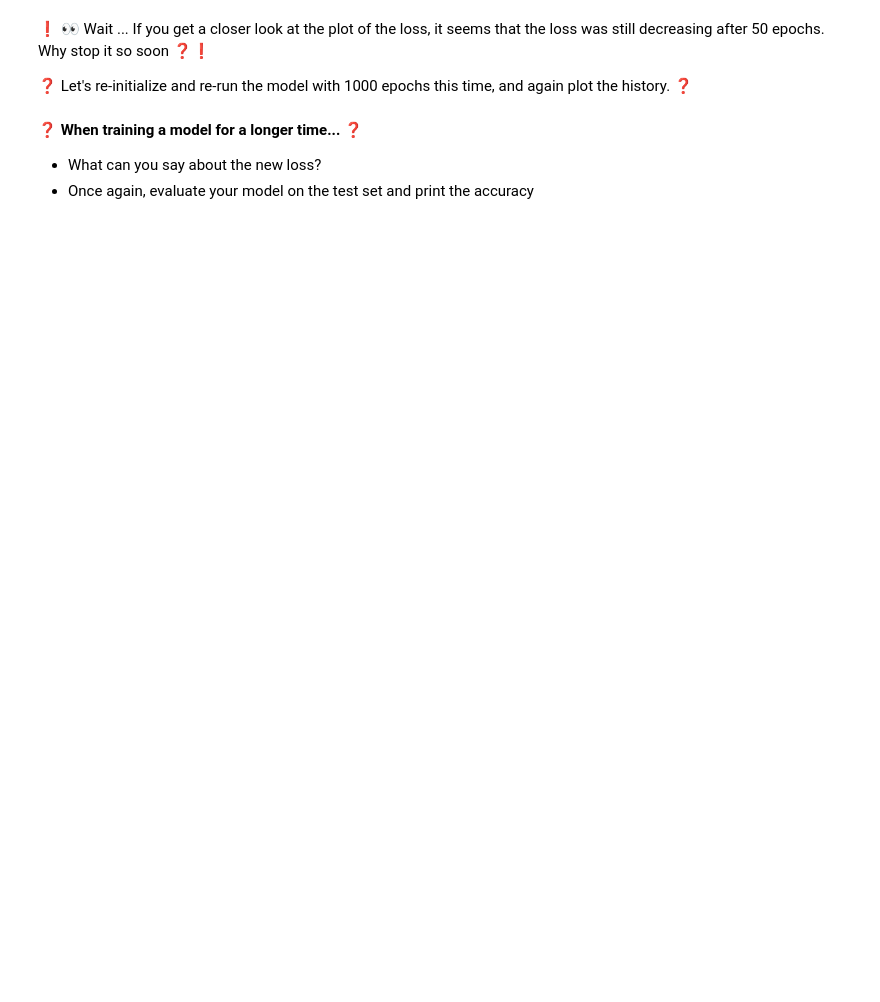
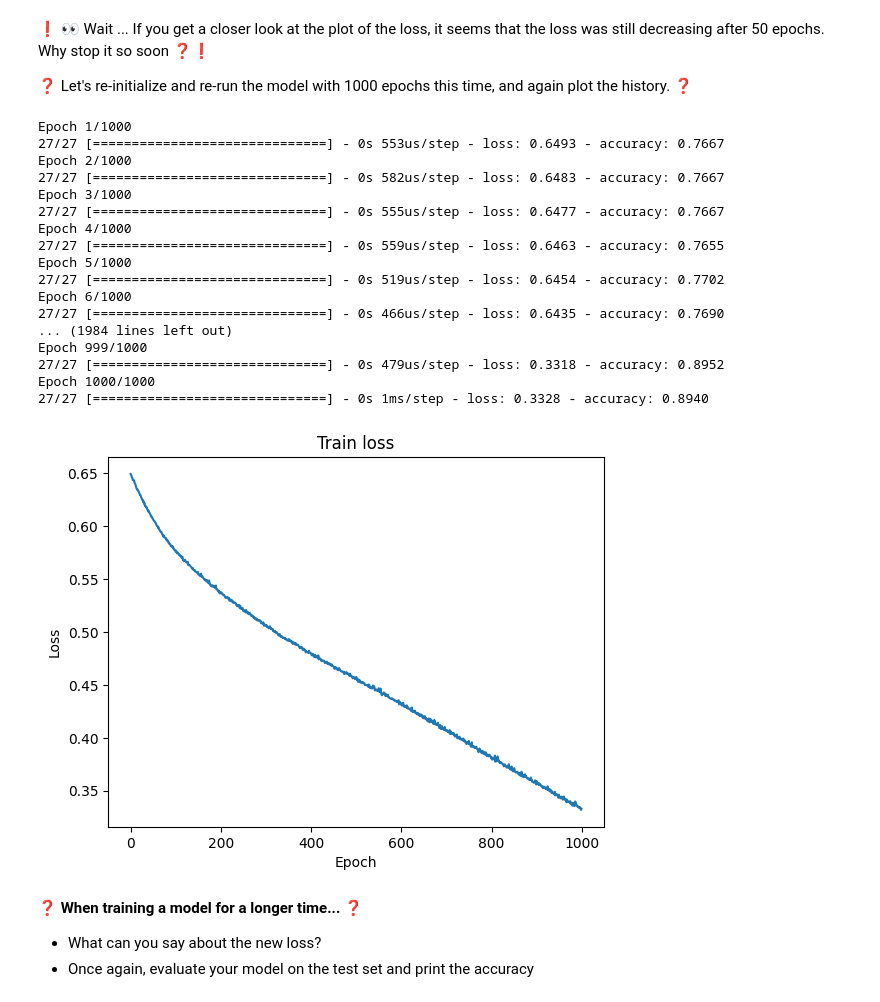
Before and after one commit to ninzyyy/lewagon, a Jupyter notebook: multiclass_classification.ipynb, the cells around one changed output. Drawn from its saved outputs; the diff is of its cells as text; code cells hidden in the pictures; blank space fills up the shorter version.

Commit message:
Forgot to commit test case, completed all steps!

```diff
--- a/multiclass_classification.ipynb
+++ b/multiclass_classification.ipynb
@@ -294,3 +298,26 @@ git push origin master
+# %%
+# YOUR CODE HERE
+history_1000epochs = model.fit(X_train_scaled, y_train, batch_size=32, epochs=1000)
+plot_history(history_1000epochs)
+# %% [output]
+Epoch 1/1000
+27/27 [==============================] - 0s 553us/step - loss: 0.6493 - accuracy: 0.7667
+Epoch 2/1000
+27/27 [==============================] - 0s 582us/step - loss: 0.6483 - accuracy: 0.7667
+Epoch 3/1000
+27/27 [==============================] - 0s 555us/step - loss: 0.6477 - accuracy: 0.7667
+Epoch 4/1000
+27/27 [==============================] - 0s 559us/step - loss: 0.6463 - accuracy: 0.7655
+Epoch 5/1000
+27/27 [==============================] - 0s 519us/step - loss: 0.6454 - accuracy: 0.7702
+Epoch 6/1000
+27/27 [==============================] - 0s 466us/step - loss: 0.6435 - accuracy: 0.7690
+... (1984 lines left out)
+Epoch 999/1000
+27/27 [==============================] - 0s 479us/step - loss: 0.3318 - accuracy: 0.8952
+Epoch 1000/1000
+27/27 [==============================] - 0s 1ms/step - loss: 0.3328 - accuracy: 0.8940
+[figure, added]
 # %% [markdown]
 ❓ **When training a model for a longer time...** ❓
 - What can you say about the new loss?
```
Also changed, not shown: parts of 12 cells of this notebook.
